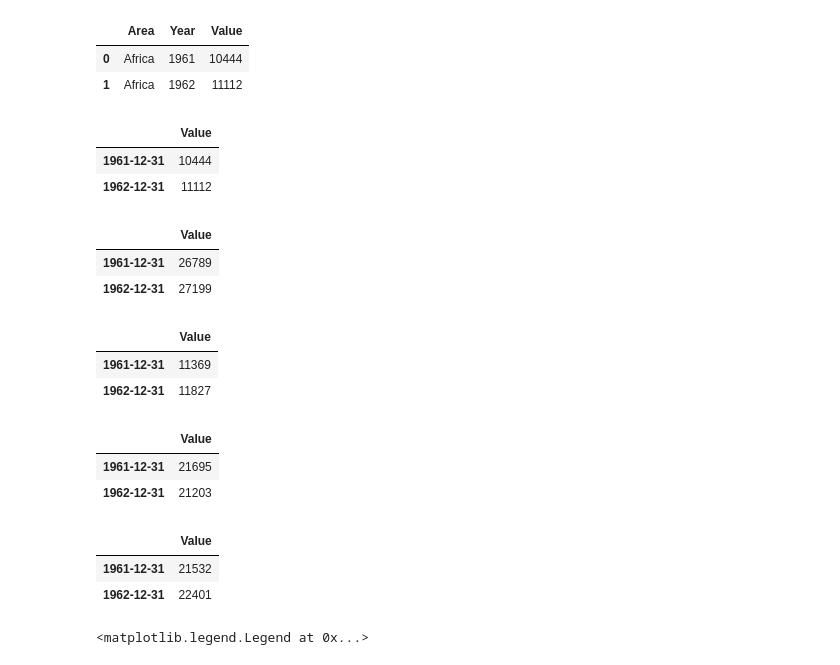
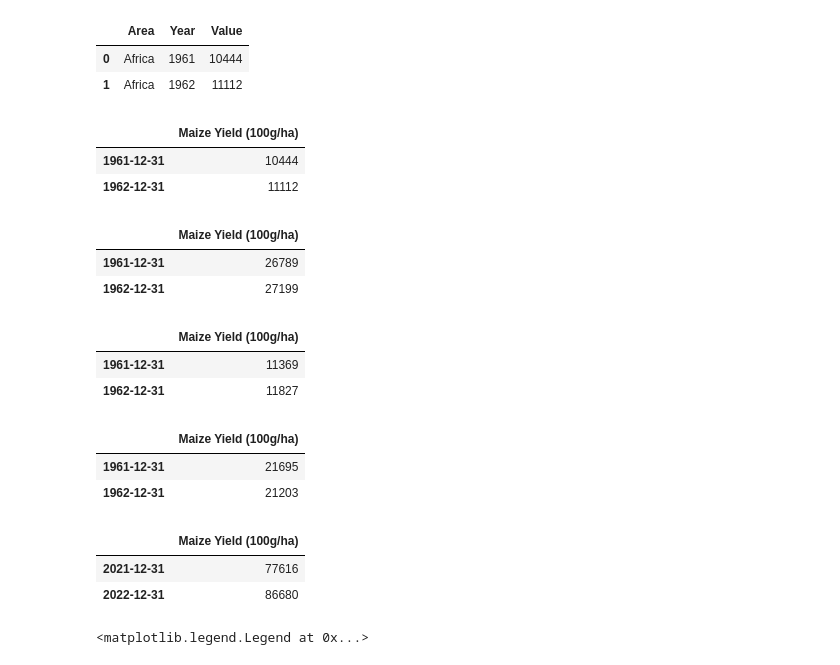
Before and after one commit to luigiselmi/climate, a Jupyter notebook: iia/fao/faostat_world_regions.ipynb, the cells around one changed output. Drawn from its saved outputs; the diff is of its cells as text; code cells hidden in the pictures.

Commit message:
maize yield 5 continents

```diff
--- a/iia/fao/faostat_world_regions.ipynb
+++ b/iia/fao/faostat_world_regions.ipynb
@@ -64,9 +64,10 @@ maize_yield_africa_tmp_df = maize_yield_world_regions_tmp_df[maize_yield_world_r
 maize_yield_africa_tmp_df.drop('Area', axis=1, inplace=True)
 maize_yield_africa_tmp_df.set_index(year_index, inplace=True)
 maize_yield_africa_tmp_df.drop('Year', axis=1, inplace=True)
+maize_yield_africa_tmp_df.rename(columns={'Value':'Maize Yield (100g/ha)'}, inplace=True)
 maize_yield_africa_tmp_df.head(2)
 # %% [output]
-|  | Value |
+|  | Maize Yield (100g/ha) |
 | 1961-12-31 | 10444 |
 | 1962-12-31 | 11112 |
 # %%
@@ -74,9 +75,10 @@ maize_yield_americas_tmp_df = maize_yield_world_regions_tmp_df[maize_yield_world
 maize_yield_americas_tmp_df.drop('Area', axis=1, inplace=True)
 maize_yield_americas_tmp_df.set_index(year_index, inplace=True)
 maize_yield_americas_tmp_df.drop('Year', axis=1, inplace=True)
+maize_yield_americas_tmp_df.rename(columns={'Value':'Maize Yield (100g/ha)'}, inplace=True)
 maize_yield_americas_tmp_df.head(2)
 # %% [output]
-|  | Value |
+|  | Maize Yield (100g/ha) |
 | 1961-12-31 | 26789 |
 | 1962-12-31 | 27199 |
 # %%
@@ -84,9 +86,10 @@ maize_yield_asia_tmp_df = maize_yield_world_regions_tmp_df[maize_yield_world_reg
 maize_yield_asia_tmp_df.drop('Area', axis=1, inplace=True)
 maize_yield_asia_tmp_df.set_index(year_index, inplace=True)
 maize_yield_asia_tmp_df.drop('Year', axis=1, inplace=True)
+maize_yield_asia_tmp_df.rename(columns={'Value':'Maize Yield (100g/ha)'}, inplace=True)
 maize_yield_asia_tmp_df.head(2)
 # %% [output]
-|  | Value |
+|  | Maize Yield (100g/ha) |
 | 1961-12-31 | 11369 |
 | 1962-12-31 | 11827 |
 # %%
@@ -94,21 +97,23 @@ maize_yield_europe_tmp_df = maize_yield_world_regions_tmp_df[maize_yield_world_r
 maize_yield_europe_tmp_df.drop('Area', axis=1, inplace=True)
 maize_yield_europe_tmp_df.set_index(year_index, inplace=True)
 maize_yield_europe_tmp_df.drop('Year', axis=1, inplace=True)
+maize_yield_europe_tmp_df.rename(columns={'Value':'Maize Yield (100g/ha)'}, inplace=True)
 maize_yield_europe_tmp_df.head(2)
 # %% [output]
-|  | Value |
+|  | Maize Yield (100g/ha) |
 | 1961-12-31 | 21695 |
 | 1962-12-31 | 21203 |
 # %%
 maize_yield_oceania_tmp_df = maize_yield_world_regions_tmp_df[maize_yield_world_regions_tmp_df['Area']=='Oceania']
 maize_yield_oceania_tmp_df.drop('Area', axis=1, inplace=True)
 maize_yield_oceania_tmp_df.set_index(year_index, inplace=True)
 maize_yield_oceania_tmp_df.drop('Year', axis=1, inplace=True)
-maize_yield_oceania_tmp_df.head(2)
+maize_yield_oceania_tmp_df.rename(columns={'Value':'Maize Yield (100g/ha)'}, inplace=True)
+maize_yield_oceania_tmp_df.tail(2)
 # %% [output]
-|  | Value |
-| 1961-12-31 | 21532 |
-| 1962-12-31 | 22401 |
+|  | Maize Yield (100g/ha) |
+| 2021-12-31 | 77616 |
+| 2022-12-31 | 86680 |
 # %%
 fig, ax = plt.subplots(figsize=(10,5))
 ax.grid(True)
```
Also changed, not shown: parts of 24 cells of this notebook.
